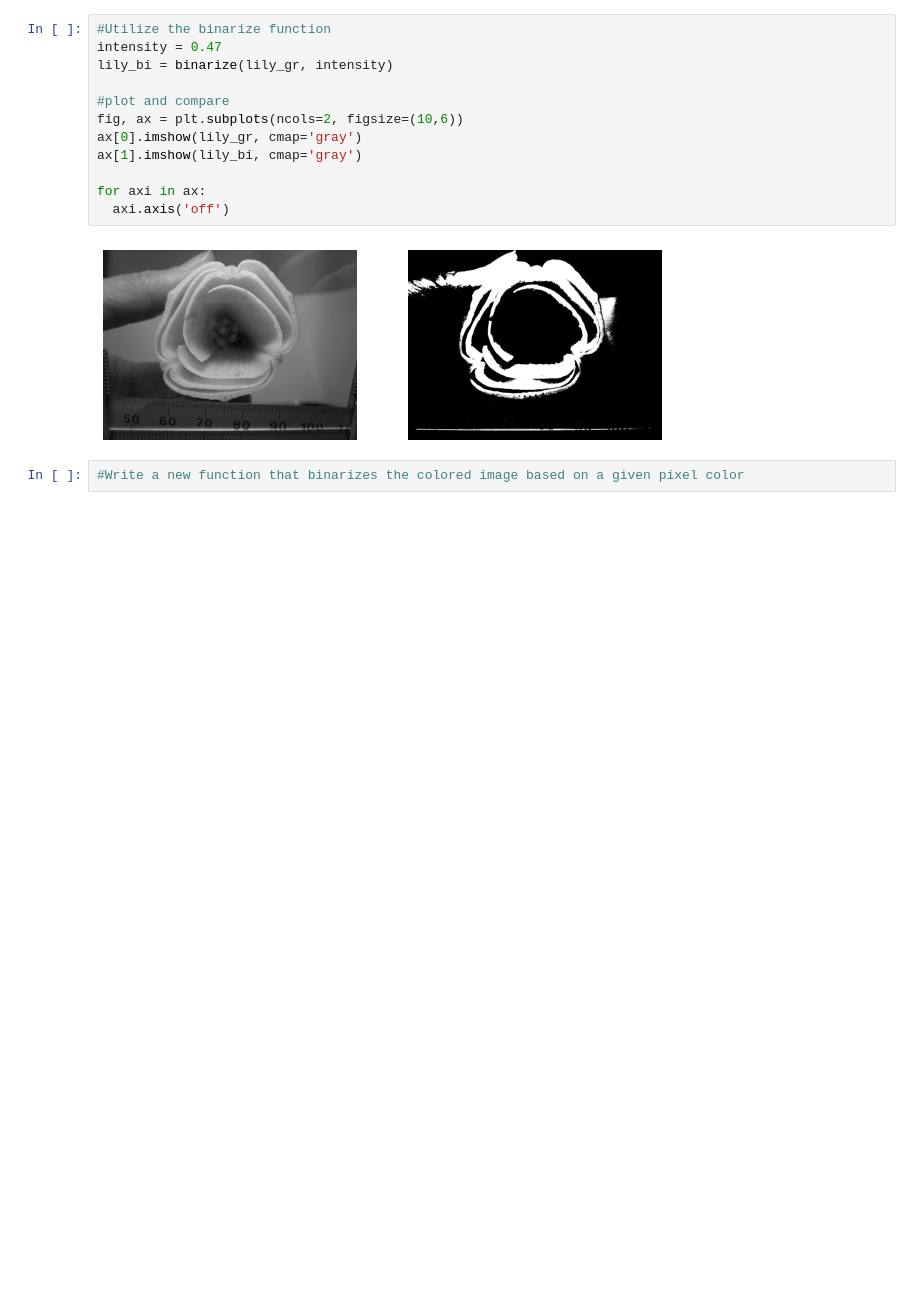
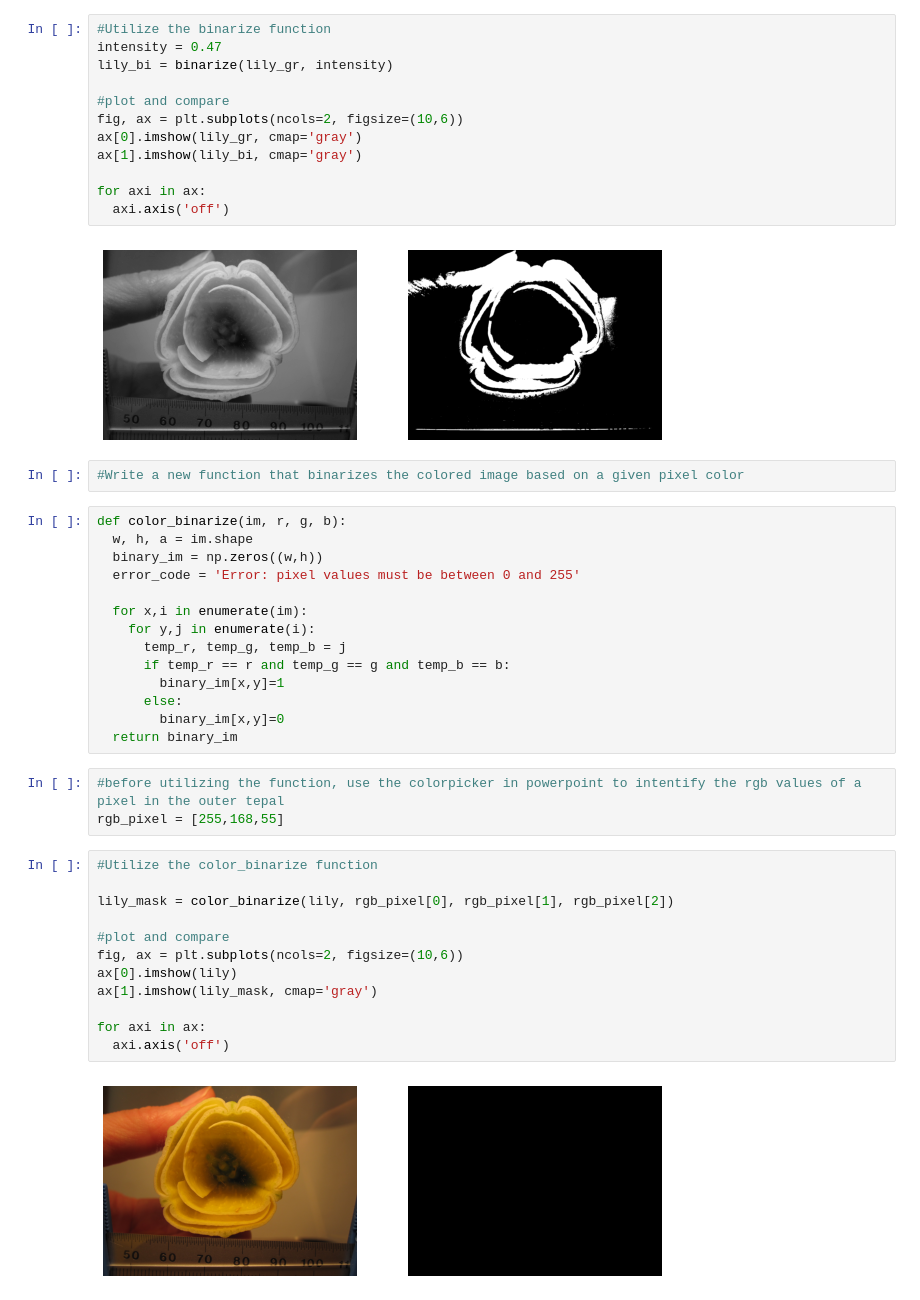
Before and after one commit to nicolepanek/2021_LilyProject, a Jupyter notebook: LilyMaskCreation.ipynb, the cells around one changed output. Cells and saved outputs as stored; diff of their text form; blank space fills up the shorter version.

Commit message:
Added color_binarize function

```diff
--- a/LilyMaskCreation.ipynb
+++ b/LilyMaskCreation.ipynb
@@ -64,3 +64,34 @@ for axi in ax:
 [figure]
 # %%
 #Write a new function that binarizes the colored image based on a given pixel color
+# %%
+def color_binarize(im, r, g, b):
+  w, h, a = im.shape
+  binary_im = np.zeros((w,h))
+  error_code = 'Error: pixel values must be between 0 and 255'
+
+  for x,i in enumerate(im):
+    for y,j in enumerate(i):
+      temp_r, temp_g, temp_b = j
+      if temp_r == r and temp_g == g and temp_b == b:
+        binary_im[x,y]=1
+      else:
+        binary_im[x,y]=0
+  return binary_im
+# %%
+#before utilizing the function, use the colorpicker in powerpoint to intentify the rgb values of a pixel in the outer tepal
+rgb_pixel = [255,168,55]
+# %%
+#Utilize the color_binarize function
+
+lily_mask = color_binarize(lily, rgb_pixel[0], rgb_pixel[1], rgb_pixel[2])
+
+#plot and compare
+fig, ax = plt.subplots(ncols=2, figsize=(10,6))
+ax[0].imshow(lily)
+ax[1].imshow(lily_mask, cmap='gray')
+
+for axi in ax:
+  axi.axis('off')
+# %% [output]
+[figure, added]
```
Also changed, not shown: parts of 1 cell of this notebook.
